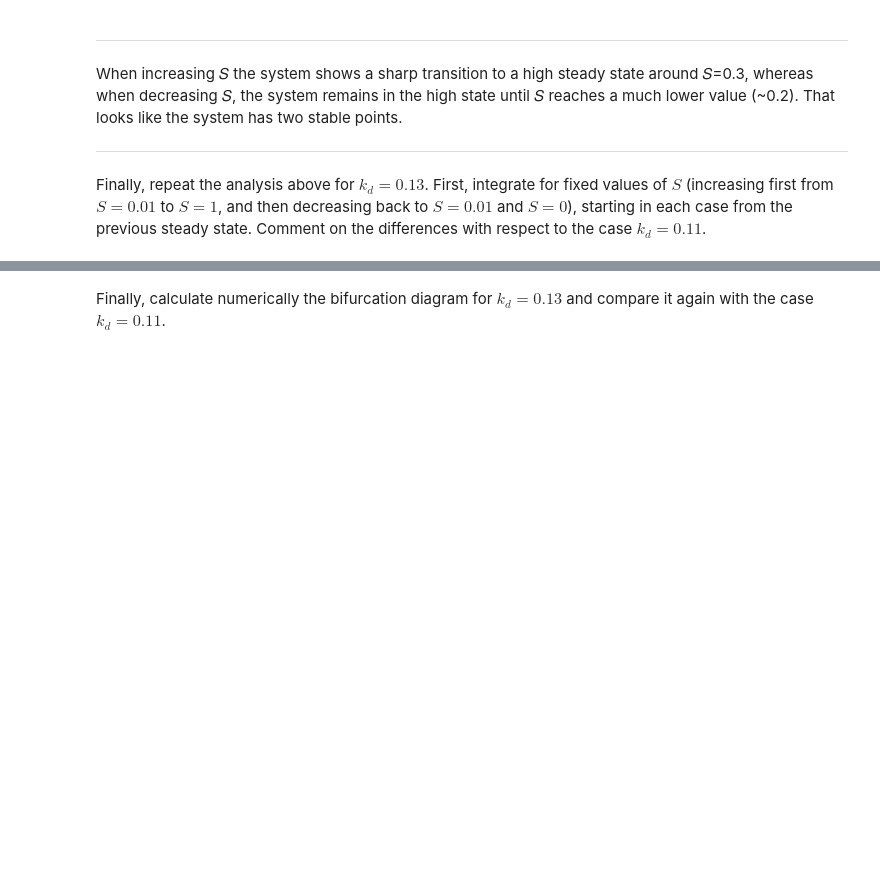
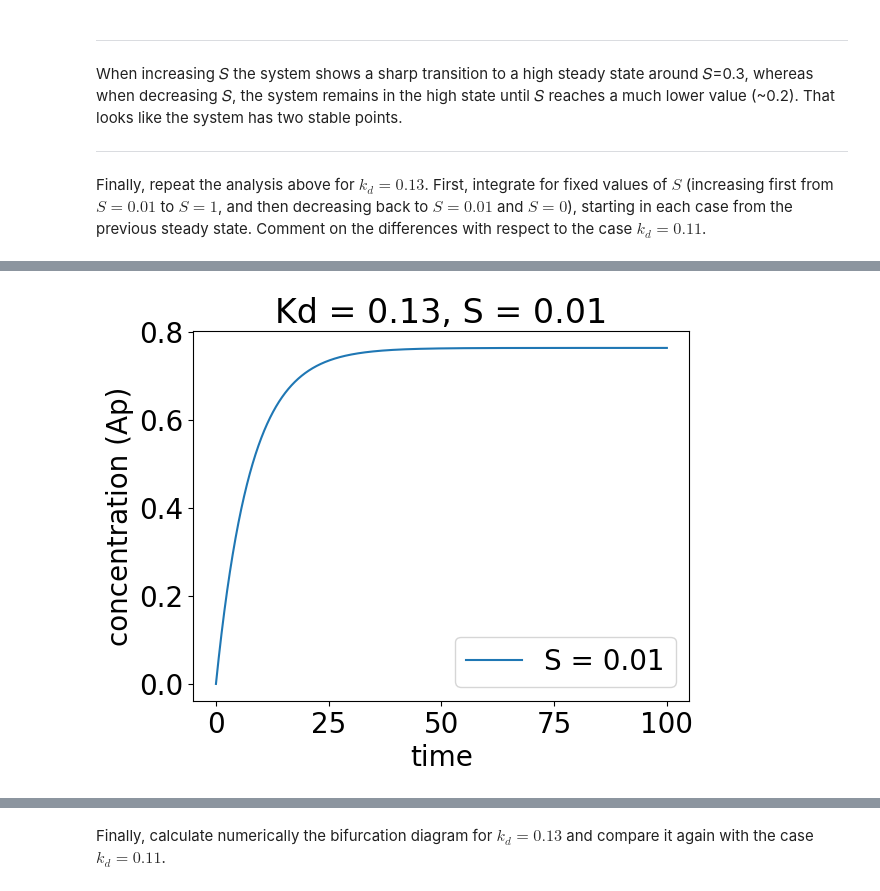
Before and after one commit to Janek21/BDBI_works_3Y1T, a Jupyter notebook: Eloi/Systems and Network Biology/Practicals/P4/practical_4_positive_feedback.ipynb, the cells around one changed output, grey strips where cells are left out. Drawn from its saved outputs; the diff is of its cells as text; code cells hidden in the pictures; blank space fills up the shorter version.

```diff
--- a/Eloi/Systems and Network Biology/Practicals/P4/practical_4_positive_feedback.ipynb
+++ b/Eloi/Systems and Network Biology/Practicals/P4/practical_4_positive_feedback.ipynb
@@ -291,0 +243,80 @@ plt.show()
+# %%
+import numpy as np
+import matplotlib.pyplot as plt
+from scipy.integrate import odeint
+
+def test(A, t, S, kp, beta, K, kd, n):
+    dx = kp * S * (100 - A) + beta * (A**n / (K**n + A**n)) - kd * A
+    return dx
+
+kp = 0.1
+beta = 10
+K = 50
+kd = 0.13  # changed from 0.11 to 0.13
+n = 4
+
+tvec = np.arange(0, 100, 0.01)
+
+Ap_0 = 0
+
+S = 0.01
+y = odeint(test, Ap_0, tvec, args=(S, kp, beta, K, kd, n))
+
+# Plot for S = 0.01
+plt.figure()
+plt.rc('font', size=20)
+plt.plot(tvec, y[:, 0], label='S = 0.01')
+plt.legend()
+plt.xlabel('time')
+plt.ylabel('concentration (Ap)')
+plt.title("Kd = 0.13, S = 0.01")
+plt.show()
+
+# New stimulus: S = 1 (high stimulus level)
+S = 1
+y_high = odeint(test, y[-1, 0], tvec, args=(S, kp, beta, K, kd, n))
+
+# Plot for S = 1
+plt.figure()
+plt.rc('font', size=20)
+plt.plot(tvec, y_high[:, 0], label='S = 1')
+plt.legend()
+plt.xlabel('time')
+plt.ylabel('concentration (Ap)')
+plt.title("Kd = 0.13, S = 1")
+plt.show()
+
+# Check the final value for high stimulus level
+print(f"Final concentration (S=1): {y_high[-1, 0]}")
+
+# Back to S = 0.01 after reaching steady state
+S = 0.01
+y_back = odeint(test, y_high[-1, 0], tvec, args=(S, kp, beta, K, kd, n))
+
+# Plot for returning to S = 0.01
+plt.figure()
+plt.rc('font', size=20)
+plt.plot(tvec, y_back[:, 0], label='Back to S = 0.01')
+plt.legend()
+plt.ylim(0, 100)
+plt.xlabel('time')
+plt.ylabel('concentration (Ap)')
+plt.title("Kd = 0.13, Back to S = 0.01")
+plt.show()
+
+# Final stimulus: S = 0
+S = 0
+y_zero = odeint(test, y_back[-1, 0], tvec, args=(S, kp, beta, K, kd, n))
+
+# Plot for S = 0 (no stimulus)
+plt.figure()
+plt.rc('font', size=20)
+plt.plot(tvec, y_zero[:, 0], label='S = 0')
+plt.legend()
+plt.ylim(0, 100)
+plt.xlabel('time')
+plt.ylabel('concentration (Ap)')
+plt.title("Kd = 0.13, S = 0")
+plt.show()
+# %% [output]
+[figure, added]
```
Also changed, not shown: parts of 7 cells of this notebook, 9 other files.
